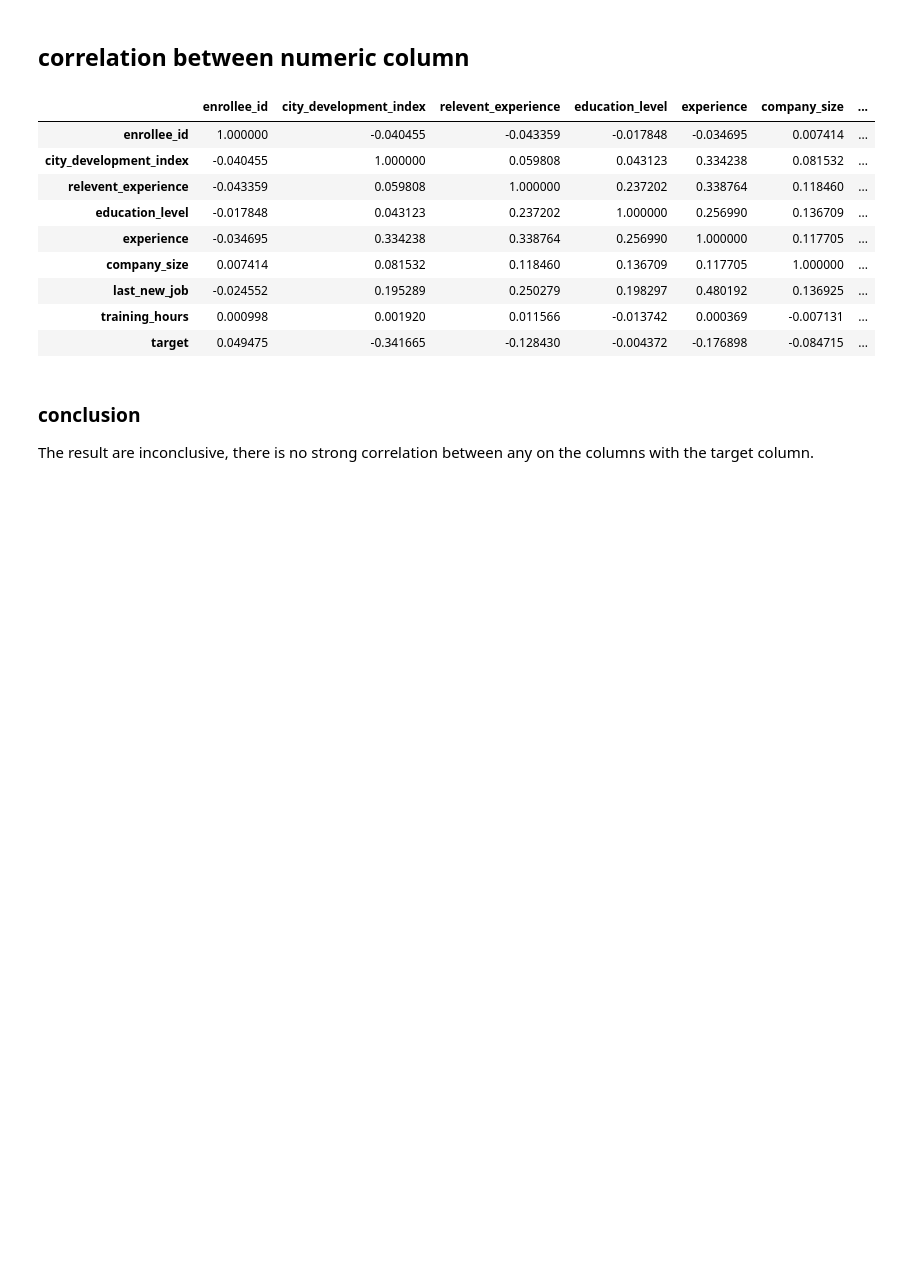
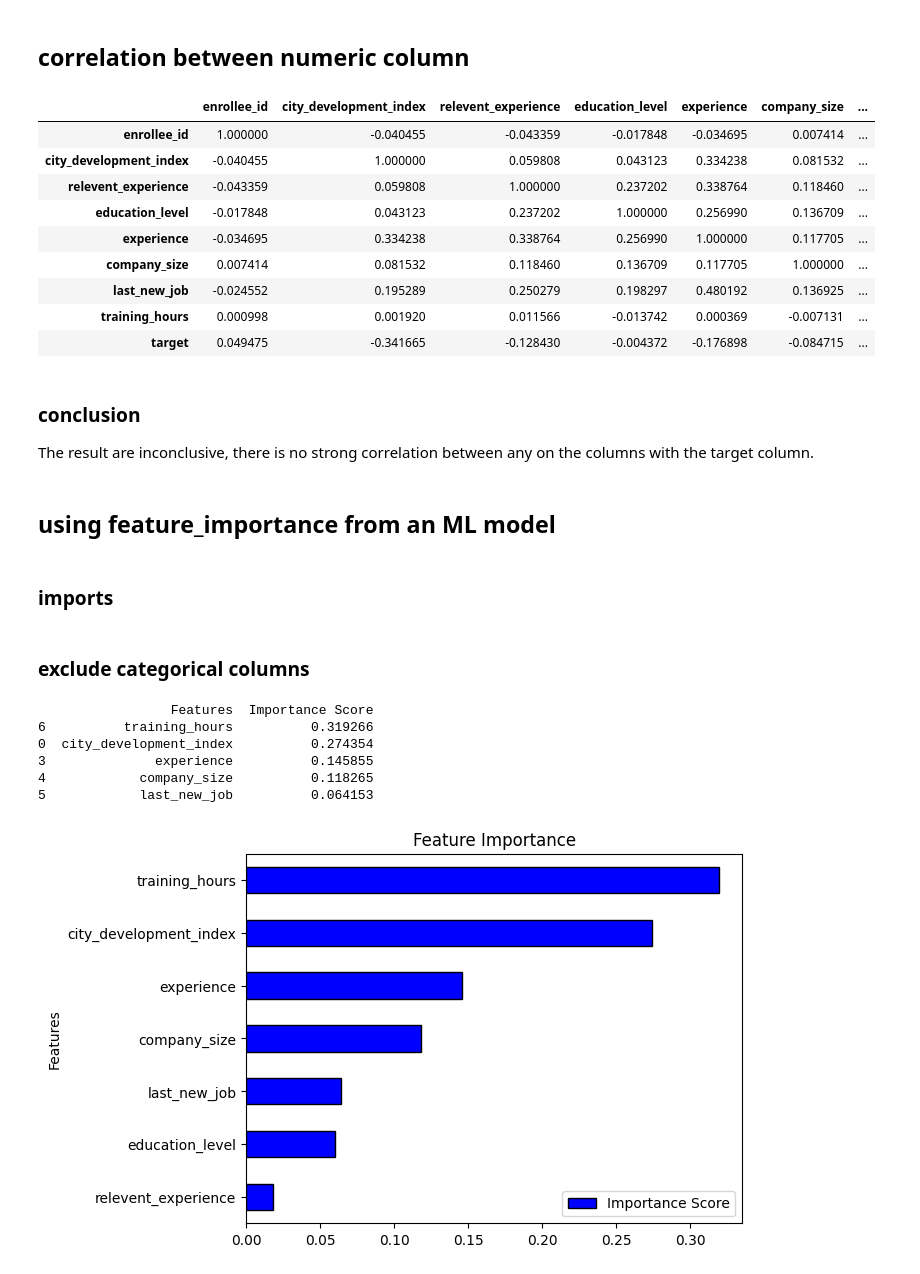
Before and after one commit to simone-viozzi/interviews-data-science-assignment, a Jupyter notebook: loyal_employees.ipynb, the cells around one changed output. Saved outputs shown, nothing was run; the diff lists cells and outputs as text; code cells hidden in the pictures; blank space fills up the shorter version.

Commit message:
add loyal employees traits extraction using RandomForestClassifier

```diff
--- a/loyal_employees.ipynb
+++ b/loyal_employees.ipynb
@@ -29,3 +29,7 @@ dataset.corr(numeric_only=True).style.background_gradient(cmap='RdBu', vmin=-1,
 ### conclusion
 
 The result are inconclusive, there is no strong correlation between any on the columns with the target column.
+# %% [markdown]
+## using feature_importance from an ML model
+# %% [markdown]
+### imports
@@ -31,0 +39,40 @@ The result are inconclusive, there is no strong correlation between any on the c
+# %%
+def plot_feature_importance(f, columns):
+    f = pd.DataFrame({"Features": columns, "Importance Score": f})
+    f = f.sort_values(by="Importance Score", ascending=False)
+    print(f.head())
+    # plot from most to least important
+    f.head(10)[::-1].plot(
+        x="Features",
+        y="Importance Score",
+        kind="barh",
+        color="blue",
+        edgecolor="k",
+        title="Feature Importance",
+    )
+# %% [markdown]
+### exclude categorical columns
+# %%
+data = dataset.copy()
+
+X = data.drop(columns=["enrollee_id", "target"])
+y = data["target"]
+
+categorical_cols = ["city", "gender", "enrolled_university", "major_discipline", "company_type"]
+X.drop(categorical_cols, axis=1, inplace=True)
+
+# split the data into train and test sets (80/20)
+X_train, X_test, y_train, y_test = train_test_split(X, y, test_size=0.2, random_state=42)
+
+model = RandomForestClassifier(n_estimators=100, random_state=42)
+model.fit(X_train, y_train)
+
+plot_feature_importance(model.feature_importances_, X.columns)
+# %% [output]
+                 Features  Importance Score
+6          training_hours          0.319266
+0  city_development_index          0.274354
+3              experience          0.145855
+4            company_size          0.118265
+5            last_new_job          0.064153
+[figure, added]
```
Also changed, not shown: parts of 2 cells of this notebook.
